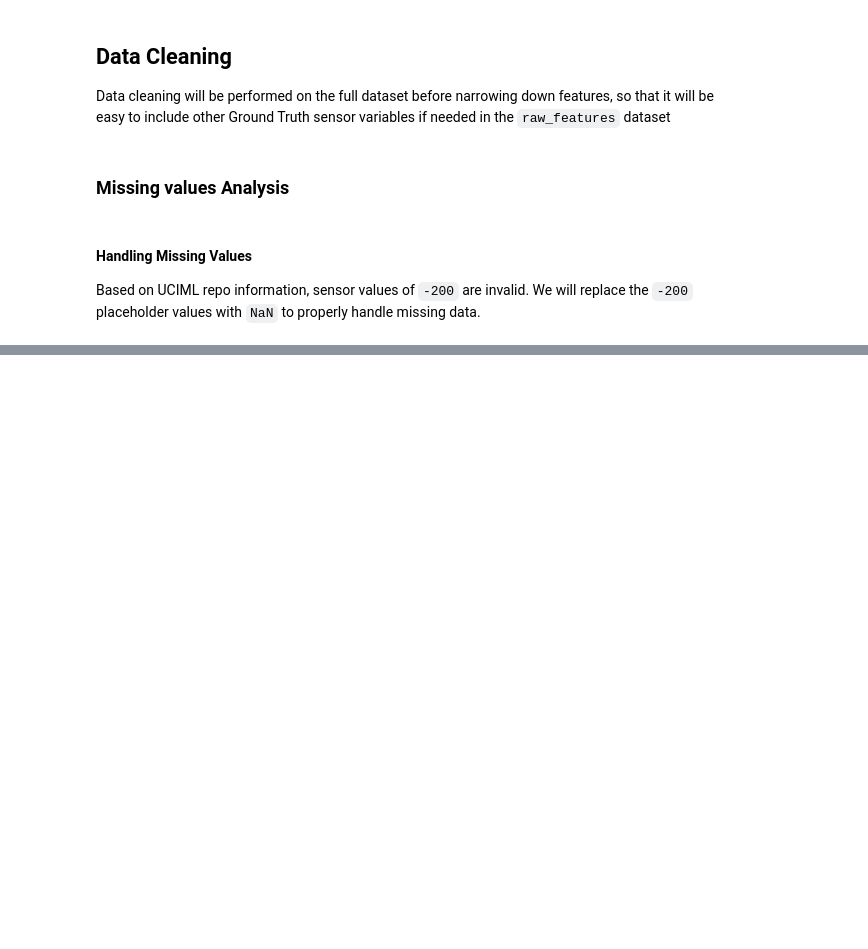
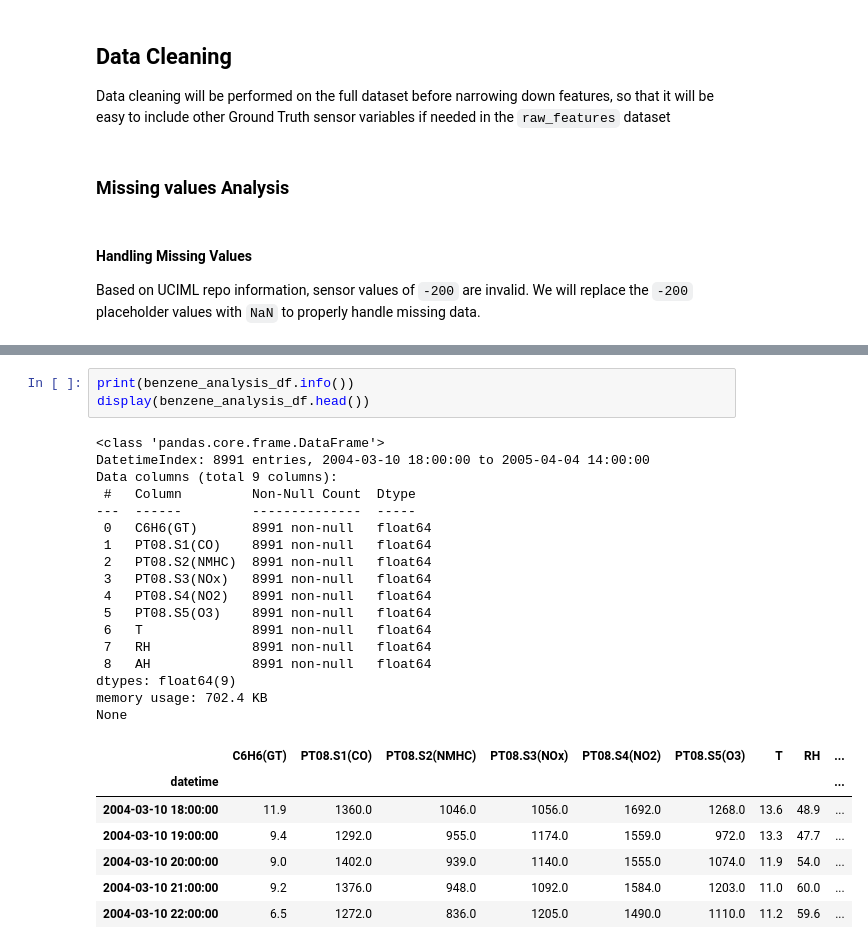
Before and after one commit to ykim68ncstate/ST-554-Project1, a Jupyter notebook: Task2/Project_1_Task_2_David_Pressley.ipynb, the cells around one changed output, grey strips where cells are left out. Drawn from its saved outputs; the diff is of its cells as text; blank space fills up the shorter version.

```diff
--- a/Task2/Project_1_Task_2_David_Pressley.ipynb
+++ b/Task2/Project_1_Task_2_David_Pressley.ipynb
@@ -271,0 +374,28 @@ Per project requirements we will include:
+# %%
+print(benzene_analysis_df.info())
+display(benzene_analysis_df.head())
+# %% [output]
+<class 'pandas.core.frame.DataFrame'>
+DatetimeIndex: 8991 entries, 2004-03-10 18:00:00 to 2005-04-04 14:00:00
+Data columns (total 9 columns):
+ #   Column         Non-Null Count  Dtype
+---  ------         --------------  -----
+ 0   C6H6(GT)       8991 non-null   float64
+ 1   PT08.S1(CO)    8991 non-null   float64
+ 2   PT08.S2(NMHC)  8991 non-null   float64
+ 3   PT08.S3(NOx)   8991 non-null   float64
+ 4   PT08.S4(NO2)   8991 non-null   float64
+ 5   PT08.S5(O3)    8991 non-null   float64
+ 6   T              8991 non-null   float64
+ 7   RH             8991 non-null   float64
+ 8   AH             8991 non-null   float64
+dtypes: float64(9)
+memory usage: 702.4 KB
+None
+|  | C6H6(GT) | PT08.S1(CO) | PT08.S2(NMHC) | PT08.S3(NOx) | PT08.S4(NO2) | PT08.S5(O3) | T | RH | ... |
+| datetime |  |  |  |  |  |  |  |  | ... |
+| 2004-03-10 18:00:00 | 11.9 | 1360.0 | 1046.0 | 1056.0 | 1692.0 | 1268.0 | 13.6 | 48.9 | ... |
+| 2004-03-10 19:00:00 | 9.4 | 1292.0 | 955.0 | 1174.0 | 1559.0 | 972.0 | 13.3 | 47.7 | ... |
+| 2004-03-10 20:00:00 | 9.0 | 1402.0 | 939.0 | 1140.0 | 1555.0 | 1074.0 | 11.9 | 54.0 | ... |
+| 2004-03-10 21:00:00 | 9.2 | 1376.0 | 948.0 | 1092.0 | 1584.0 | 1203.0 | 11.0 | 60.0 | ... |
+| 2004-03-10 22:00:00 | 6.5 | 1272.0 | 836.0 | 1205.0 | 1490.0 | 1110.0 | 11.2 | 59.6 | ... |
```
Also changed, not shown: parts of 11 cells of this notebook.
